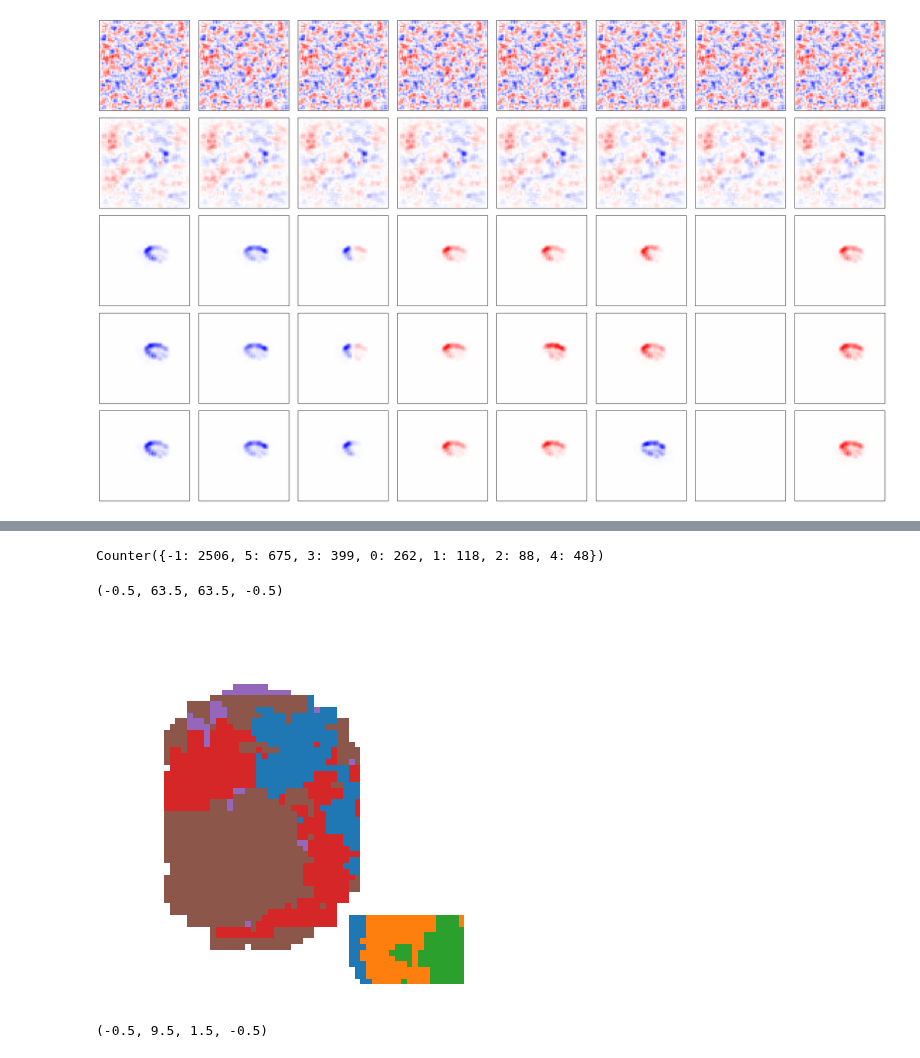
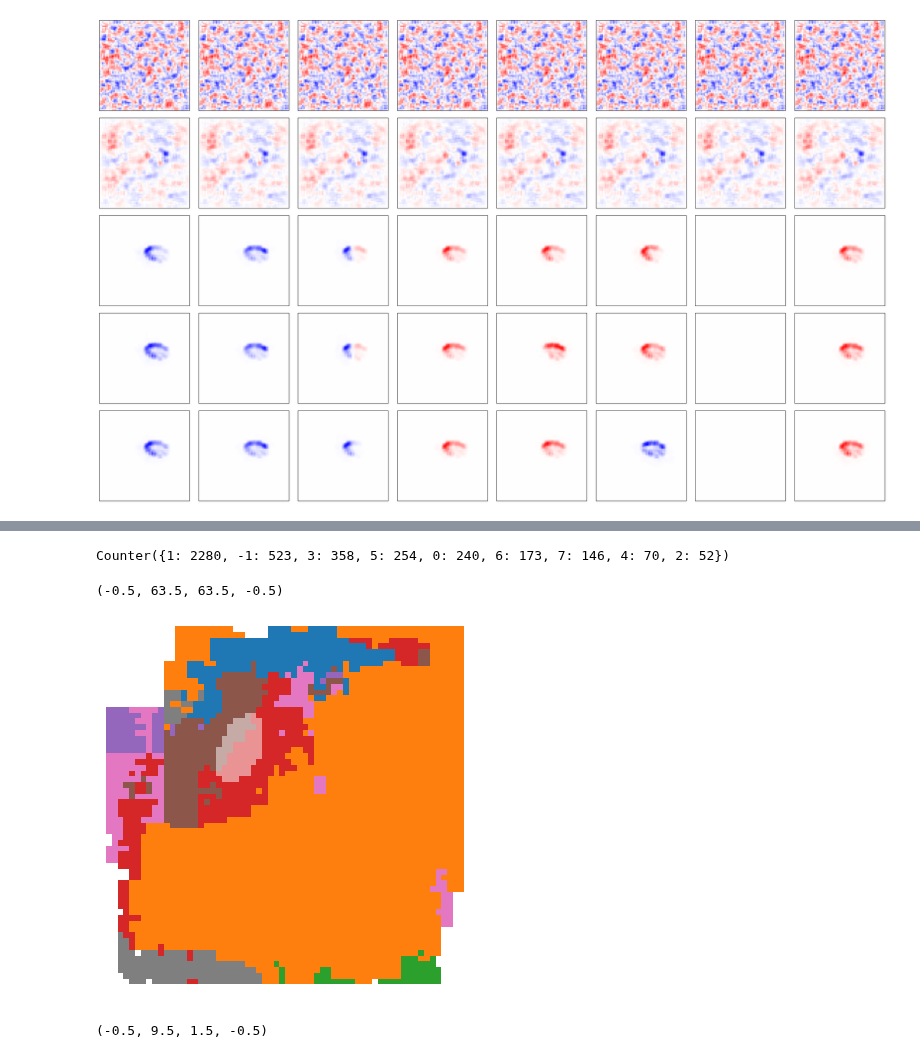
Before and after one commit to lillijo/xai-evaluation-master-thesis, a Jupyter notebook: experiments/random_visualizations.ipynb, the cells around one changed output, grey strips where cells are left out. Drawn from its saved outputs; the diff is of its cells as text; code cells hidden in the pictures.

```diff
--- a/experiments/random_visualizations.ipynb
+++ b/experiments/random_visualizations.ipynb
@@ -424,11 +253,0 @@ Clipping input data to the valid range for imshow with RGB data ([0..1] for floa
-# %%
-b, m = 0.96, 7
-
-# 854
-index = 854
-model = load_model(MODEL_NAME, b, m )
-model_name = to_name(b, m )
-crpa = CRPAttribution(model, ds, MODEL_NAME, model_name)
-
-nodes, edges, images = crpa.complete_relevance_graph(index)
-draw_graph_with_images(nodes, edges, images)
@@ -436,0 +254,5 @@ draw_graph_with_images(nodes, edges, images)
+# %%
+index = 154
+
+nodes, edges, images = crpa.complete_relevance_graph(index)
+draw_graph_with_images(nodes, edges, images)
@@ -437,41 +261,38 @@ draw_graph_with_images(nodes, edges, images)
 # %%
-from expbasics.visualizations import my_plot_grid
-from collections import Counter
-
-chms = torch.zeros(6, 64, 64)
-
-""" for neuron in range(8):
-    chms[neuron] = images[f"convolutional_layers.6_{neuron}"][0] """
-for neuron in range(6):
-    chms[neuron] = images[f"linear_layers.0_{neuron}"][0]
+# CONCEPT ATLAS
+chms = torch.zeros(8, 64, 64)
+for neuron in range(8):
+    chms[neuron] = images[f"convolutional_layers.6_{neuron}"][
+        0
+    ]  # convolutional_layers.6 linear_layers.0
 
 maxact = torch.max(chms.abs(), dim=0)
 concept_atlas = torch.where(maxact.values == 0, 0, maxact.indices + 1)
-print(Counter((concept_atlas -1).flatten().tolist()))
-cs = [
+print(Counter((concept_atlas - 1).flatten().tolist()))
+COLORS = [
     (1, 1, 1),
     (0.12156862745098039, 0.4666666666666667, 0.7058823529411765, 1.0),
     (1.0, 0.4980392156862745, 0.054901960784313725, 1.0),
     (0.17254901960784313, 0.6274509803921569, 0.17254901960784313, 1.0),
     (0.8392156862745098, 0.15294117647058825, 0.1568627450980392, 1.0),
     (0.5803921568627451, 0.403921568627451, 0.7411764705882353, 1.0),
     (0.5490196078431373, 0.33725490196078434, 0.29411764705882354, 1.0),
     (0.8901960784313725, 0.4666666666666667, 0.7607843137254902, 1.0),
     (0.4980392156862745, 0.4980392156862745, 0.4980392156862745, 1.0),
     (0.7372549019607844, 0.7411764705882353, 0.13333333333333333, 1.0),
     (0.09019607843137255, 0.7450980392156863, 0.8117647058823529, 1.0),
 ]
 
 
-cm = matplotlib.colors.ListedColormap(cs)
-plt.imshow(concept_atlas, cmap=cm, vmin=0, vmax=10)
-""" fig = plt.figure(figsize=(6.4,6.4))
-for i in range(64):
-    for j in range(64):
-        plt.scatter(j,i, color=colors[concept_atlas[i,j]],marker="s") """
+cm = mpl.colors.ListedColormap(COLORS)
+
+img = cm(concept_atlas)
+realimg = images["original"][0] > 0.5
+img[:, :, 3] -= 0.5 * realimg
+plt.imshow(img)
 plt.axis("off")
 # %% [output]
-Counter({-1: 2506, 5: 675, 3: 399, 0: 262, 1: 118, 2: 88, 4: 48})
+Counter({1: 2280, -1: 523, 3: 358, 5: 254, 0: 240, 6: 173, 7: 146, 4: 70, 2: 52})
 (-0.5, 63.5, 63.5, -0.5)
-[figure, old version]
+[figure, new version]
 # %%
```
Also changed, not shown: parts of 40 cells of this notebook, 51 other files.
